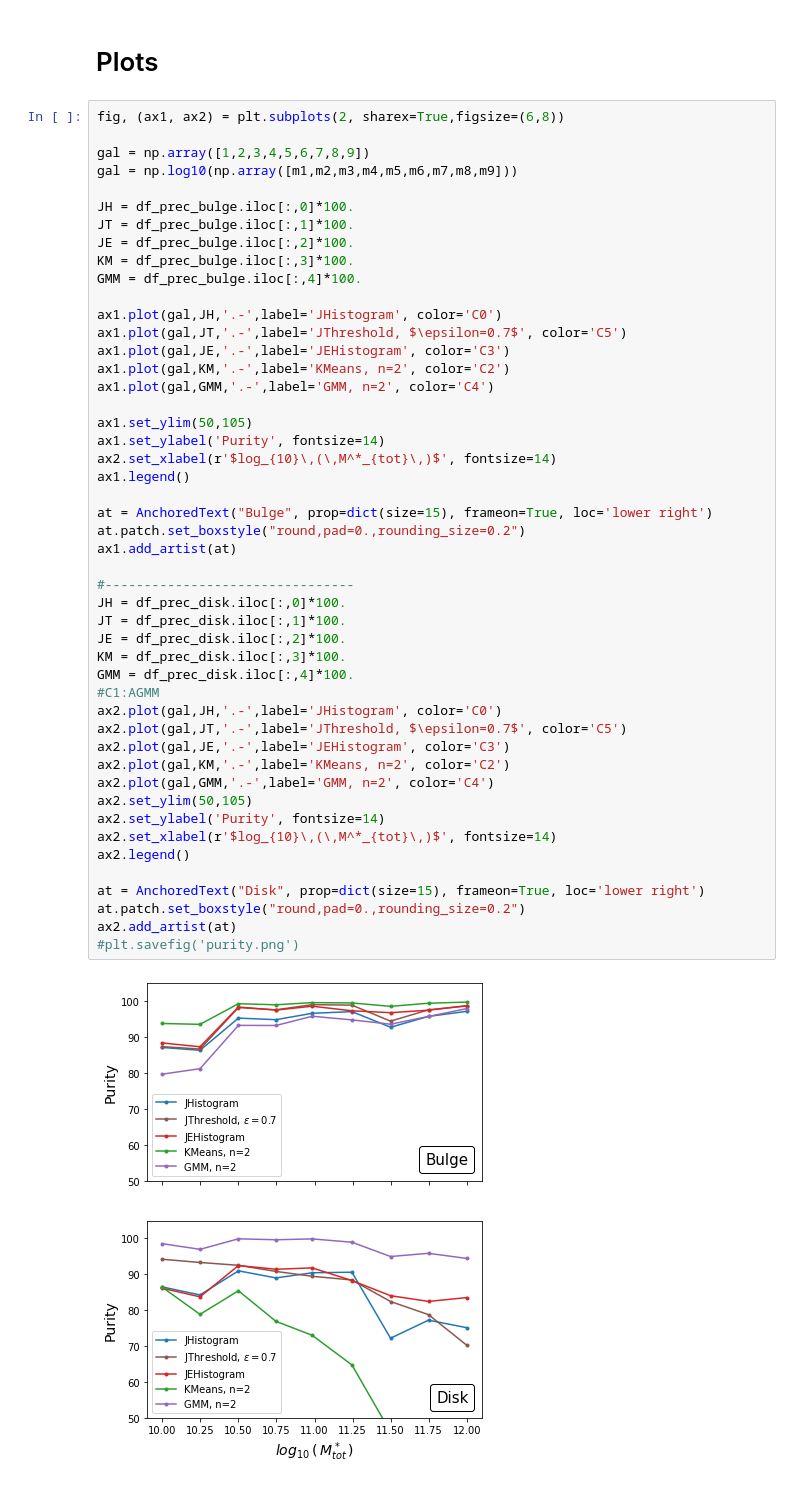
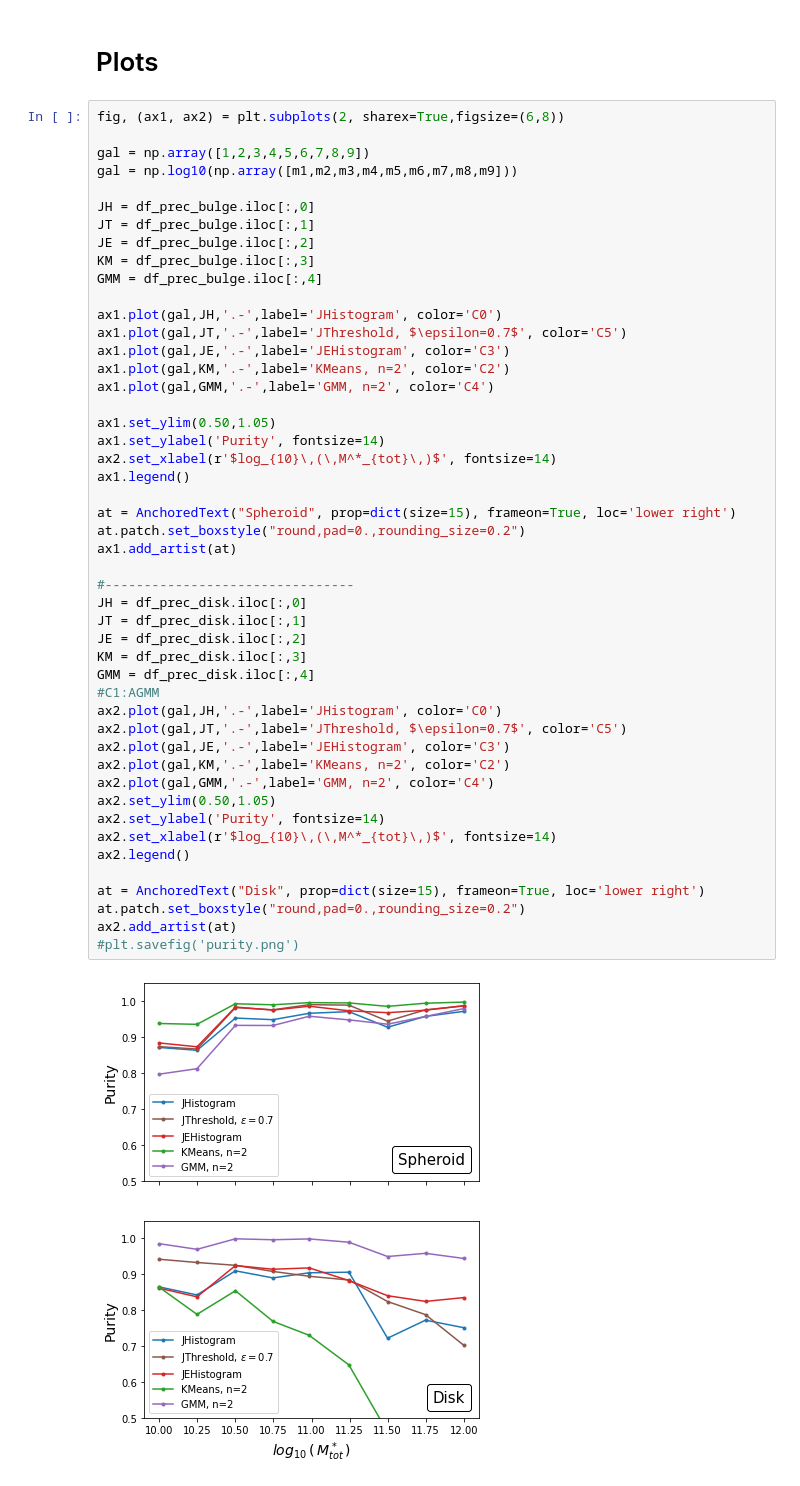
Before and after one commit to antotaverna/gchop_paper, a Jupyter notebook: galaxies_agama/pyc.ipynb, the cells around one changed output. Saved outputs shown, nothing was run; the diff lists cells and outputs as text.

Commit message:
update plots cyp

```diff
--- a/galaxies_agama/pyc.ipynb
+++ b/galaxies_agama/pyc.ipynb
@@ -346,50 +346,50 @@ fig, (ax1, ax2) = plt.subplots(2, sharex=True,figsize=(6,8))
 gal = np.array([1,2,3,4,5,6,7,8,9])
 gal = np.log10(np.array([m1,m2,m3,m4,m5,m6,m7,m8,m9]))
 
-JH = df_prec_bulge.iloc[:,0]*100.
-JT = df_prec_bulge.iloc[:,1]*100.
-JE = df_prec_bulge.iloc[:,2]*100.
-KM = df_prec_bulge.iloc[:,3]*100.
-GMM = df_prec_bulge.iloc[:,4]*100.
+JH = df_prec_bulge.iloc[:,0]
+JT = df_prec_bulge.iloc[:,1]
+JE = df_prec_bulge.iloc[:,2]
+KM = df_prec_bulge.iloc[:,3]
+GMM = df_prec_bulge.iloc[:,4]
 
 ax1.plot(gal,JH,'.-',label='JHistogram', color='C0')
 ax1.plot(gal,JT,'.-',label='JThreshold, $\epsilon=0.7$', color='C5')
 ax1.plot(gal,JE,'.-',label='JEHistogram', color='C3')
 ax1.plot(gal,KM,'.-',label='KMeans, n=2', color='C2')
 ax1.plot(gal,GMM,'.-',label='GMM, n=2', color='C4')
 
-ax1.set_ylim(50,105)
+ax1.set_ylim(0.50,1.05)
 ax1.set_ylabel('Purity', fontsize=14)
 ax2.set_xlabel(r'$log_{10}\,(\,M^*_{tot}\,)$', fontsize=14)
 ax1.legend()
 
-at = AnchoredText("Bulge", prop=dict(size=15), frameon=True, loc='lower right')
+at = AnchoredText("Spheroid", prop=dict(size=15), frameon=True, loc='lower right')
 at.patch.set_boxstyle("round,pad=0.,rounding_size=0.2")
 ax1.add_artist(at)
 
 #--------------------------------
-JH = df_prec_disk.iloc[:,0]*100.
-JT = df_prec_disk.iloc[:,1]*100.
-JE = df_prec_disk.iloc[:,2]*100.
-KM = df_prec_disk.iloc[:,3]*100.
-GMM = df_prec_disk.iloc[:,4]*100.
+JH = df_prec_disk.iloc[:,0]
+JT = df_prec_disk.iloc[:,1]
+JE = df_prec_disk.iloc[:,2]
+KM = df_prec_disk.iloc[:,3]
+GMM = df_prec_disk.iloc[:,4]
 #C1:AGMM
 ax2.plot(gal,JH,'.-',label='JHistogram', color='C0')
 ax2.plot(gal,JT,'.-',label='JThreshold, $\epsilon=0.7$', color='C5')
 ax2.plot(gal,JE,'.-',label='JEHistogram', color='C3')
 ax2.plot(gal,KM,'.-',label='KMeans, n=2', color='C2')
 ax2.plot(gal,GMM,'.-',label='GMM, n=2', color='C4')
-ax2.set_ylim(50,105)
+ax2.set_ylim(0.50,1.05)
 ax2.set_ylabel('Purity', fontsize=14)
 ax2.set_xlabel(r'$log_{10}\,(\,M^*_{tot}\,)$', fontsize=14)
 ax2.legend()
 
 at = AnchoredText("Disk", prop=dict(size=15), frameon=True, loc='lower right')
 at.patch.set_boxstyle("round,pad=0.,rounding_size=0.2")
 ax2.add_artist(at)
 #plt.savefig('purity.png')
 # %% [output]
-[figure, old version]
+[figure, new version]
 # %%
 fig, (ax1, ax2) = plt.subplots(2, sharex=True,figsize=(6,8))
 
```
Also changed, not shown: parts of 1 cell of this notebook, 2 other files.
